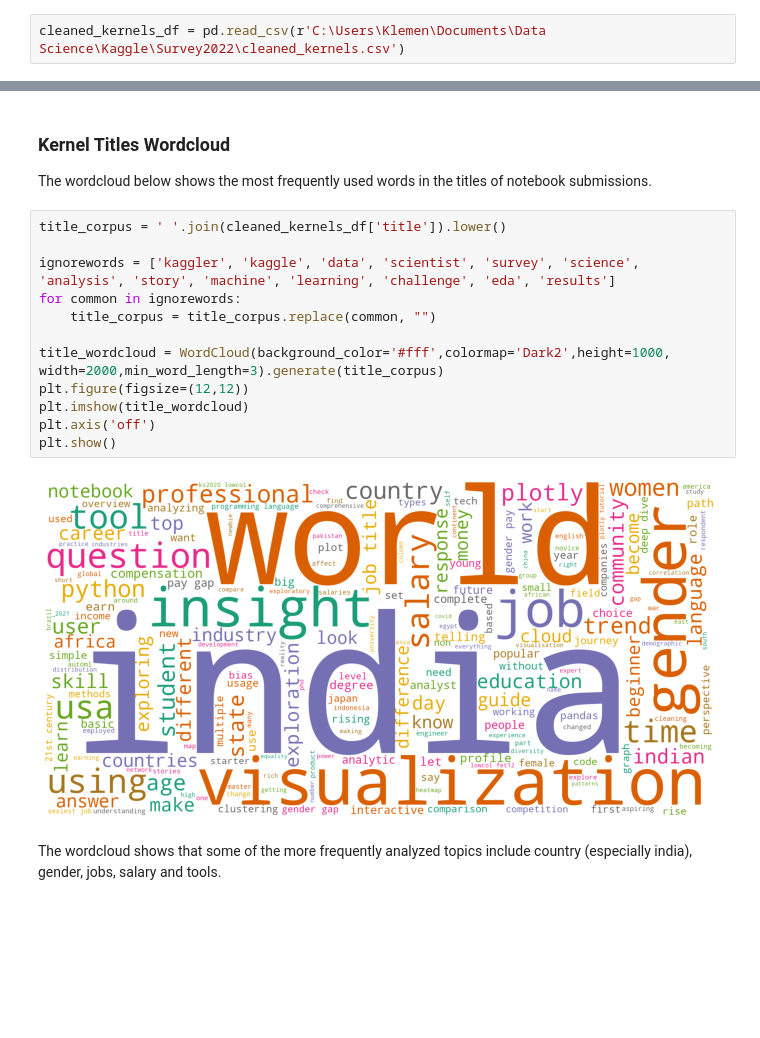
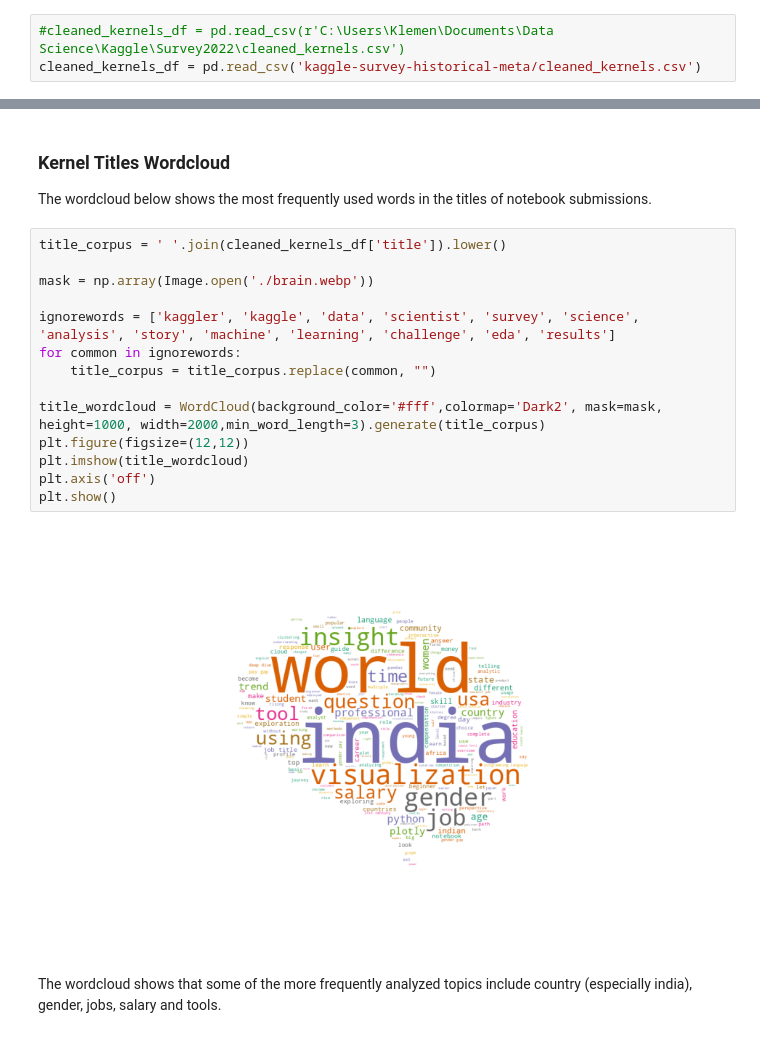
Before and after one commit to moratsam/kaggle-survey-2022, a Jupyter notebook: Kaggle_Survey_2022.ipynb, the cells around one changed output, grey strips where cells are left out. Cells and saved outputs as stored; diff of their text form; blank space fills up the shorter version.

```diff
--- a/Kaggle_Survey_2022.ipynb
+++ b/Kaggle_Survey_2022.ipynb
@@ -159,7 +181,8 @@ There have been many excellent notebook submissions in the Kaggle Survey competi
 
 #df.to_csv(r'C:\Users\Klemen\Documents\Data Science\Kaggle\Survey2022\kaggle_survey_challenge_all_kernels.csv')
 # %%
-cleaned_kernels_df = pd.read_csv(r'C:\Users\Klemen\Documents\Data Science\Kaggle\Survey2022\cleaned_kernels.csv')
+#cleaned_kernels_df = pd.read_csv(r'C:\Users\Klemen\Documents\Data Science\Kaggle\Survey2022\cleaned_kernels.csv')
+cleaned_kernels_df = pd.read_csv('kaggle-survey-historical-meta/cleaned_kernels.csv')
 # %% [markdown]
 ## 1) Trends
 # %% [markdown]
@@ -295,18 +318,20 @@ plt.show()
 The wordcloud below shows the most frequently used words in the titles of notebook submissions.
 # %%
 title_corpus = ' '.join(cleaned_kernels_df['title']).lower()
+
+mask = np.array(Image.open('./brain.webp'))
 
 ignorewords = ['kaggler', 'kaggle', 'data', 'scientist', 'survey', 'science', 'analysis', 'story', 'machine', 'learning', 'challenge', 'eda', 'results']
 for common in ignorewords:
     title_corpus = title_corpus.replace(common, "")
 
-title_wordcloud = WordCloud(background_color='#fff',colormap='Dark2',height=1000, width=2000,min_word_length=3).generate(title_corpus)
+title_wordcloud = WordCloud(background_color='#fff',colormap='Dark2', mask=mask, height=1000, width=2000,min_word_length=3).generate(title_corpus)
 plt.figure(figsize=(12,12))
 plt.imshow(title_wordcloud)
 plt.axis('off')
 plt.show()
 # %% [output]
-[figure, old version]
+[figure, new version]
 # %% [markdown]
 The wordcloud shows that some of the more frequently analyzed topics include country (especially india), gender, jobs, salary and tools.
 # %% [markdown]
```
Also changed, not shown: parts of 14 cells of this notebook.
